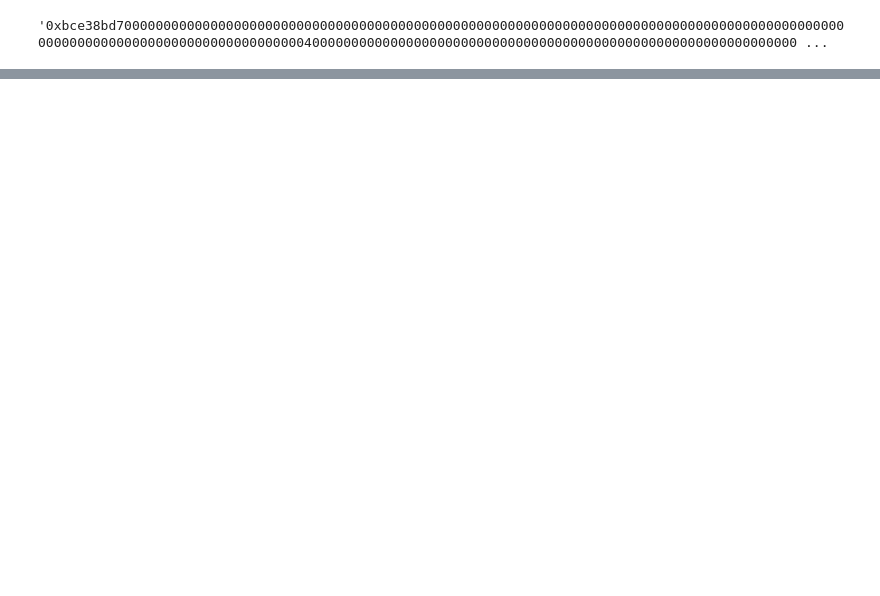
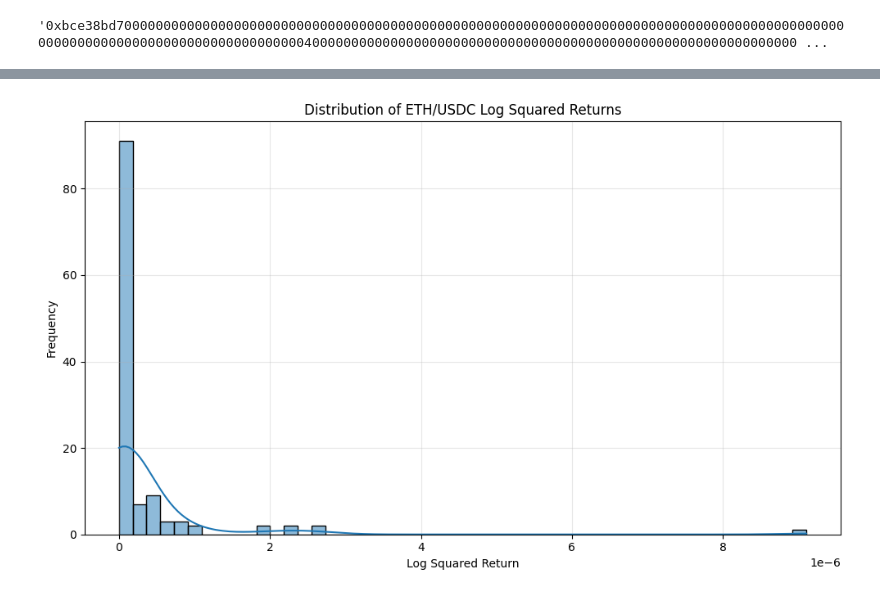
Before and after one commit to Decentralisedme/On-chain_Market_Data, a Jupyter notebook: Dex/Test.ipynb, the cells around one changed output, grey strips where cells are left out. Drawn from its saved outputs; the diff is of its cells as text; code cells hidden in the pictures; blank space fills up the shorter version.

```diff
--- a/Dex/Test.ipynb
+++ b/Dex/Test.ipynb
@@ -121,0 +224,12 @@ prices
+# %%
+# Plot 2: Histogram of log returns with normal distribution overlay
+plt.figure(figsize=(10, 6))
+sns.histplot(df_min_prices['log_return_sqrd'].dropna(), bins=50, kde=True)
+plt.title('Distribution of ETH/USDC Log Squared Returns')
+plt.xlabel('Log Squared Return')
+plt.ylabel('Frequency')
+plt.grid(True, alpha=0.3)
+plt.tight_layout()
+plt.show()
+# %% [output]
+[figure, added]
```
Also changed, not shown: parts of 39 cells of this notebook, 3 other files.
